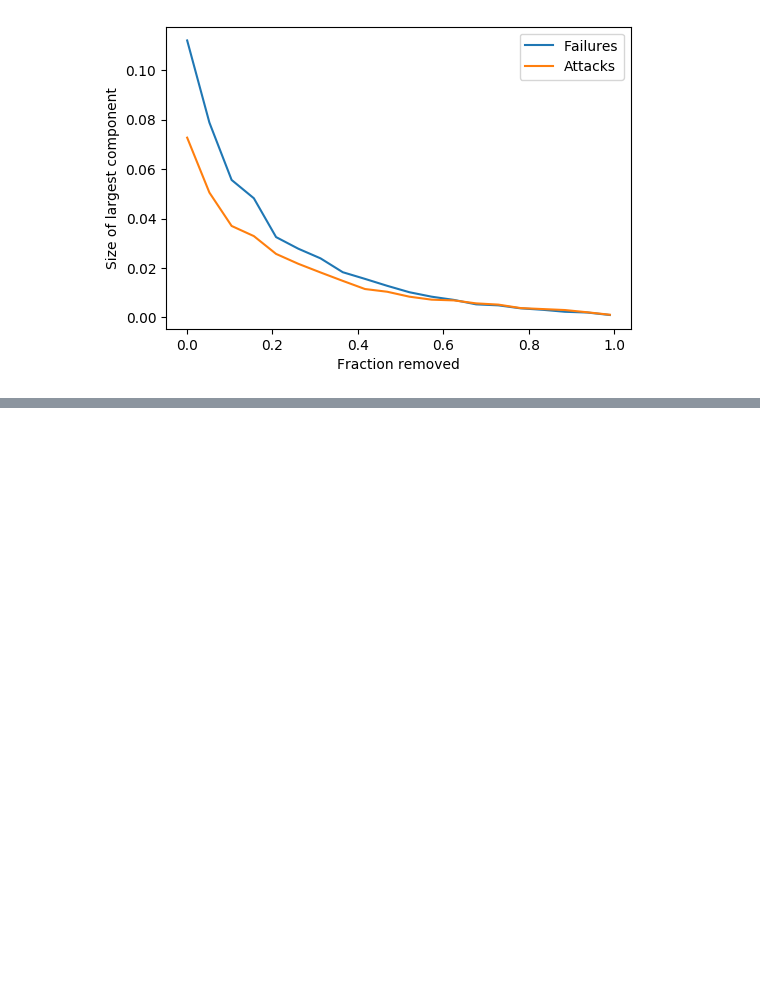
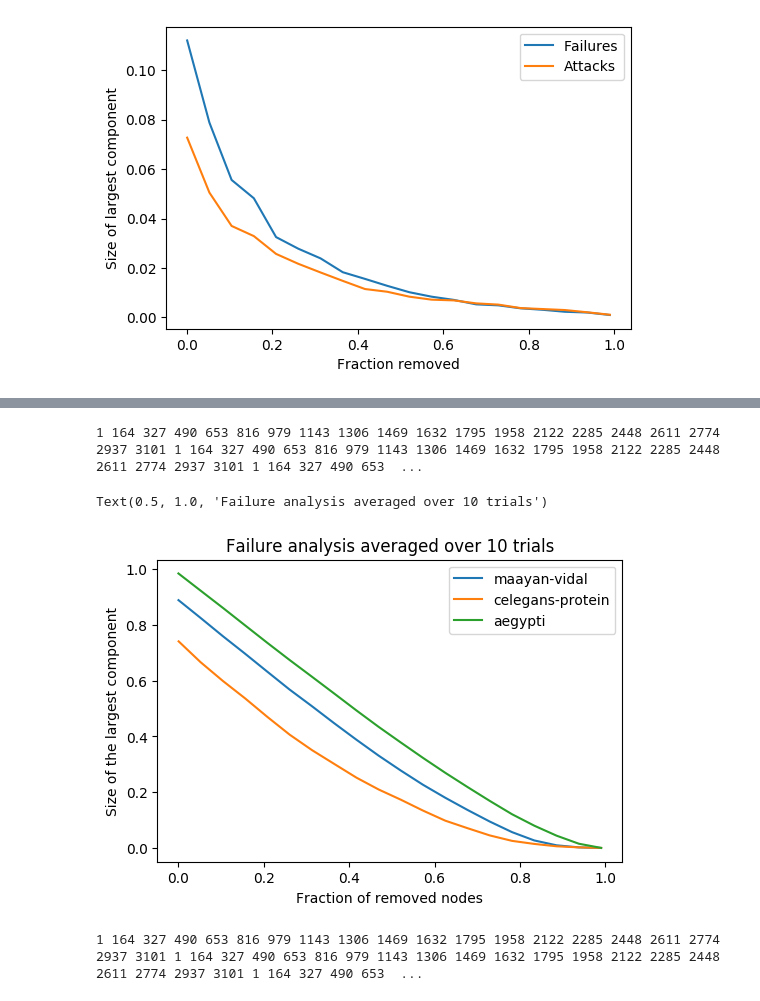
Before and after one commit to matheushjs/sandbox, a Jupyter notebook: complex_nets/lista4.ipynb, the cells around one changed output, grey strips where cells are left out. Drawn from its saved outputs; the diff is of its cells as text; code cells hidden in the pictures; blank space fills up the shorter version.

```diff
--- a/complex_nets/lista4.ipynb
+++ b/complex_nets/lista4.ipynb
@@ -133,0 +226,30 @@ criticalF(G)
+# %%
+G1 = nx.read_edgelist("maayan-vidal.txt")
+G2 = nx.read_edgelist("celegans-protein2007.txt")
+G3 = nx.read_edgelist("aegypti.txt")
+
+A = dict()
+A["maayan-vidal"] = failuresAverage(lambda: G1, repeat=10)
+A["celegans-protein"] = failuresAverage(lambda: G2, repeat=10)
+A["aegypti"] = failuresAverage(lambda: G3, repeat=10)
+# %% [output]
+1 164 327 490 653 816 979 1143 1306 1469 1632 1795 1958 2122 2285 2448 2611 2774 2937 3101 1 164 327 490 653 816 979 1143 1306 1469 1632 1795 1958 2122 2285 2448 2611 2774 2937 3101 1 164 327 490 653  ...
+# %%
+plt.figure(dpi=100)
+for k in A:
+    vectors = A[k]
+    plt.plot(vectors[1], vectors[0], label=k)
+plt.legend()
+plt.ylabel("Size of the largest component")
+plt.xlabel("Fraction of removed nodes")
+plt.title("Failure analysis averaged over 10 trials")
+# %% [output]
+Text(0.5, 1.0, 'Failure analysis averaged over 10 trials')
+[figure, added]
+# %%
+B = dict()
+B["maayan-vidal"] = attacksAverage(lambda: G1, repeat=10)
+B["celegans-protein"] = attacksAverage(lambda: G2, repeat=10)
+B["aegypti"] = attacksAverage(lambda: G3, repeat=10)
+# %% [output]
+1 164 327 490 653 816 979 1143 1306 1469 1632 1795 1958 2122 2285 2448 2611 2774 2937 3101 1 164 327 490 653 816 979 1143 1306 1469 1632 1795 1958 2122 2285 2448 2611 2774 2937 3101 1 164 327 490 653  ...
```
Also changed, not shown: parts of 23 cells of this notebook.
